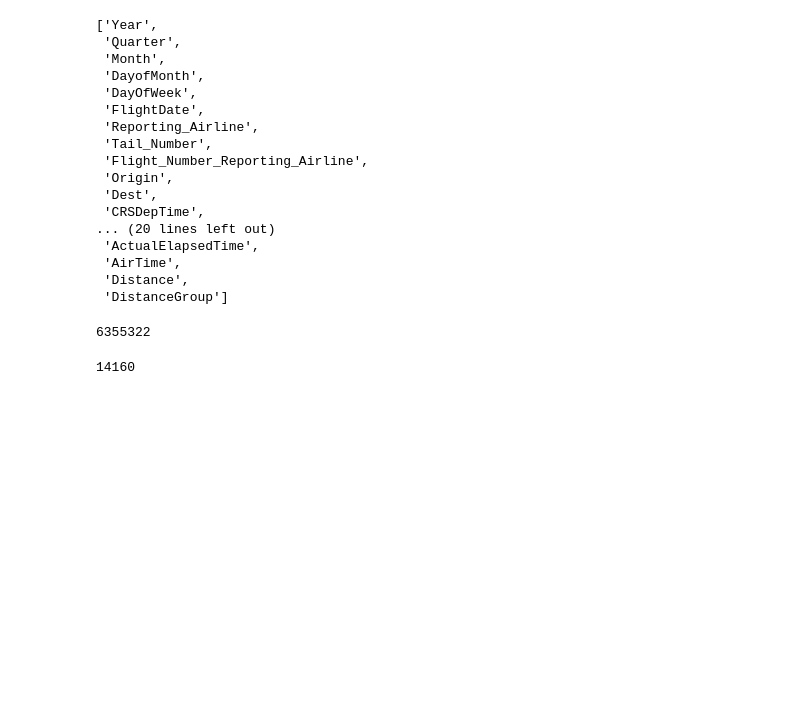
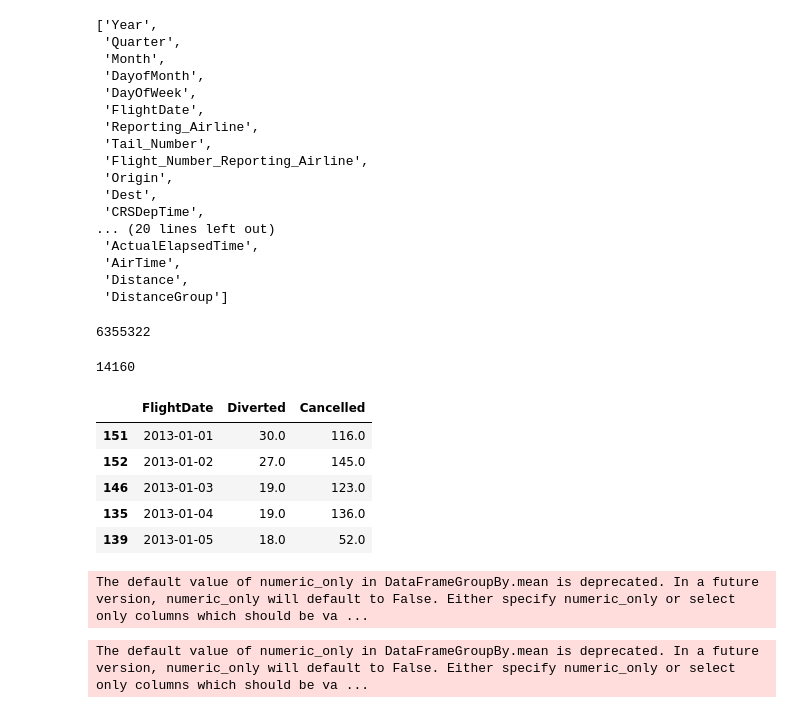
Before and after one commit to teo-sl/Progetto_Big_Data_22_23, a Jupyter notebook: notebooks/relazione/tt.ipynb, the cells around one changed output. Saved outputs shown, nothing was run; the diff lists cells and outputs as text; code cells hidden in the pictures; blank space fills up the shorter version.

Commit message:
Added analysis over diverted and cancelled flights

```diff
--- a/notebooks/relazione/tt.ipynb
+++ b/notebooks/relazione/tt.ipynb
@@ -74,0 +78,13 @@ diverted
+# %%
+cd_df = pd.read_csv("../../util/cancelled_diverted.csv")
+# sort by date
+cd_df = cd_df.sort_values(by=['FlightDate'])
+# %%
+cd_df.head()
+# %% [output]
+|  | FlightDate | Diverted | Cancelled |
+| 151 | 2013-01-01 | 30.0 | 116.0 |
+| 152 | 2013-01-02 | 27.0 | 145.0 |
+| 146 | 2013-01-03 | 19.0 | 123.0 |
+| 135 | 2013-01-04 | 19.0 | 136.0 |
+| 139 | 2013-01-05 | 18.0 | 52.0 |
@@ -74,0 +98,9 @@ diverted
+# %%
+# group by month, make the avg of cancelled and diverted and sort by month
+cd_df_month = cd_df.groupby(['Month']).mean().reset_index().sort_values(by=['Month'])
+# %% [output]
+The default value of numeric_only in DataFrameGroupBy.mean is deprecated. In a future version, numeric_only will default to False. Either specify numeric_only or select only columns which should be va ...
+# %%
+cd_df_week = cd_df.groupby(['DayOfWeek']).mean().reset_index().sort_values(by=['DayOfWeek'])
+# %% [output]
+The default value of numeric_only in DataFrameGroupBy.mean is deprecated. In a future version, numeric_only will default to False. Either specify numeric_only or select only columns which should be va ...
```
Also changed, not shown: parts of 10 cells of this notebook, 1 other file.
